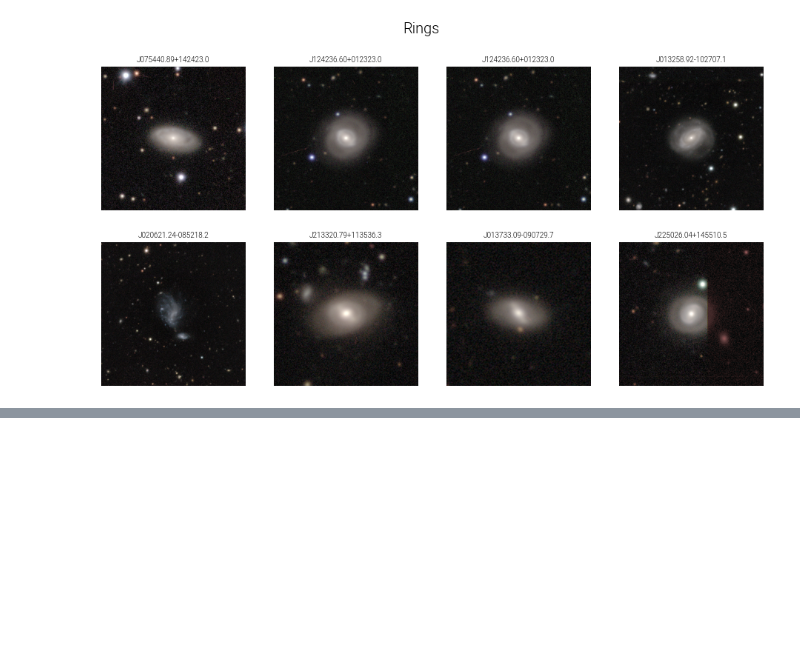
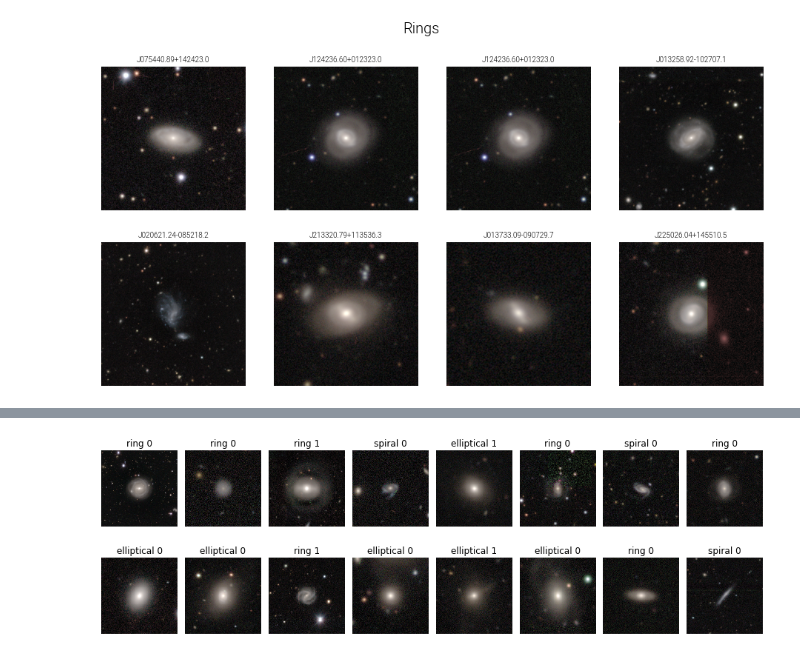
Before and after one commit to Harry45/GAZFEW, a Jupyter notebook: exploratory.ipynb, the cells around one changed output, grey strips where cells are left out. Drawn from its saved outputs; the diff is of its cells as text; code cells hidden in the pictures; blank space fills up the shorter version.

```diff
--- a/exploratory.ipynb
+++ b/exploratory.ipynb
@@ -46,0 +87,31 @@ plt.show()
+# %%
+train_dataloader = DataLoader(train_dataset, batch_size=8, drop_last=True)
+val_dataloader = DataLoader(val_dataset, batch_size=8)
+# %%
+examples_train = iter(train_dataloader)
+data_train = examples_train.next()
+# %%
+img1 = data_train[0][0]
+img2 = data_train[0][1]
+# %%
+labels = data_train[1].numpy().flatten()
+labels = np.array(labels, dtype = int)
+# %%
+plt.figure(figsize = (16,8))
+for i in range(8):
+
+    plt.subplot(2,8,i+1)
+    x = img1[i]
+    plt.imshow(np.transpose(x.numpy(), (1, 2, 0)))
+    plt.title(data_train[2][0][i]+ ' ' + str(labels[i]))
+    plt.axis('off')
+
+    plt.subplot(2,8,8+i+1)
+    x = img2[i]
+    plt.imshow(np.transpose(x.numpy(), (1, 2, 0)))
+    plt.title(data_train[2][1][i]+ ' ' + str(labels[i]))
+    plt.axis('off')
+plt.subplots_adjust(left=None, bottom=None, right=None, top=None, wspace=0.1, hspace=-0.5)
+plt.show()
+# %% [output]
+[figure, added]
```
Also changed, not shown: parts of 15 cells of this notebook, 4 other files.
